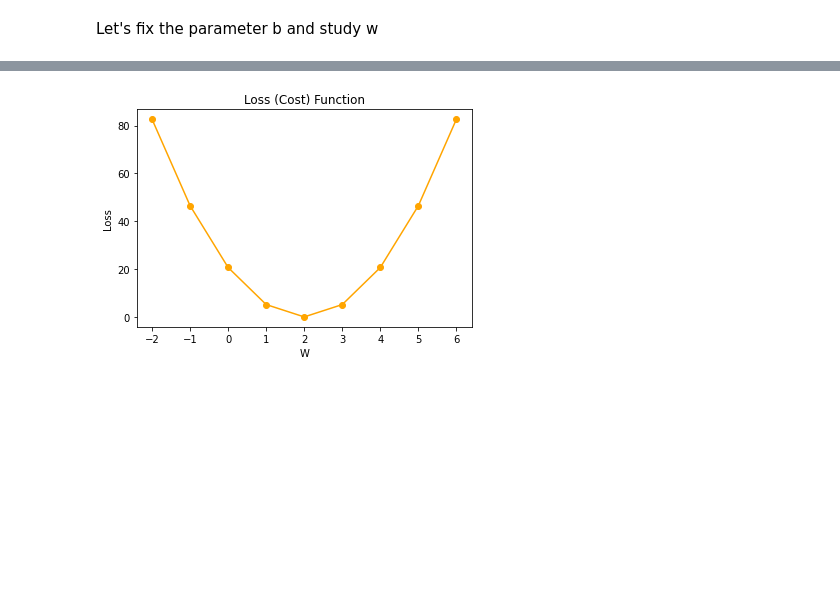
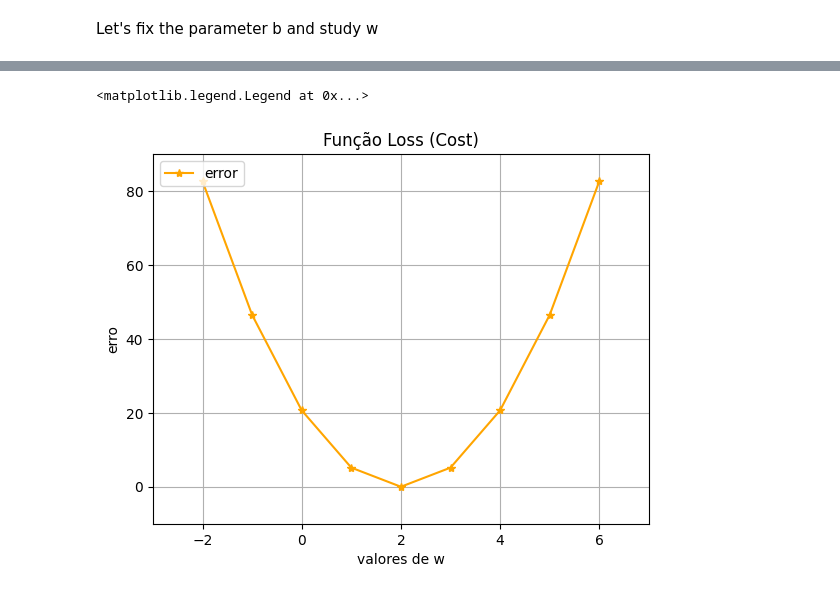
Before and after one commit to ChicoProf/curso-TinyML, a Jupyter notebook: 00_Curse_Folder/1_Fundamentals/Class_05/Exploring_Loss_Cost_Function.ipynb, the cells around one changed output, grey strips where cells are left out. Drawn from its saved outputs; the diff is of its cells as text; code cells hidden in the pictures; blank space fills up the shorter version.

```diff
--- a/00_Curse_Folder/1_Fundamentals/Class_05/Exploring_Loss_Cost_Function.ipynb
+++ b/00_Curse_Folder/1_Fundamentals/Class_05/Exploring_Loss_Cost_Function.ipynb
@@ -144,8 +161,9 @@ Let's fix the parameter b and study w
 # %%
 b = -1
 W_lst = [-2, -1, 0, 1, 2, 3, 4, 5, 6]
-MSE_lst = []
-for wi in W_lst:
+"""for wi in W_lst:
     MSEi = calc_plot_error (X, Y, w=wi, b=b)
-    MSE_lst.append(MSEi)
+    MSE_lst.append(MSEi)"""
+
+MSE_lst = [calc_plot_error(X, Y, w=wi, b=b) for wi in W_lst]
 # %% [output]
@@ -174,7 +184,12 @@ MSE_lst
 # %%
-plt.plot(W_lst, MSE_lst, color='orange', marker='o', label='error')
-plt.title('Loss (Cost) Function')
-plt.xlabel('W')
-plt.ylabel('Loss');
+grafico.plot(W_lst, MSE_lst, color='orange', marker='*', label='error')
+
+grafico.title('Função Loss (Cost)')
+grafico.xlabel('valores de w')
+grafico.ylabel('erro');
+grafico.axis([-3,7,-10,90])
+grafico.grid()
+grafico.legend(loc='upper left')
 # %% [output]
+<matplotlib.legend.Legend at 0x...>
-[figure, old version]
+[figure, new version]
```
Also changed, not shown: parts of 4 cells of this notebook.
